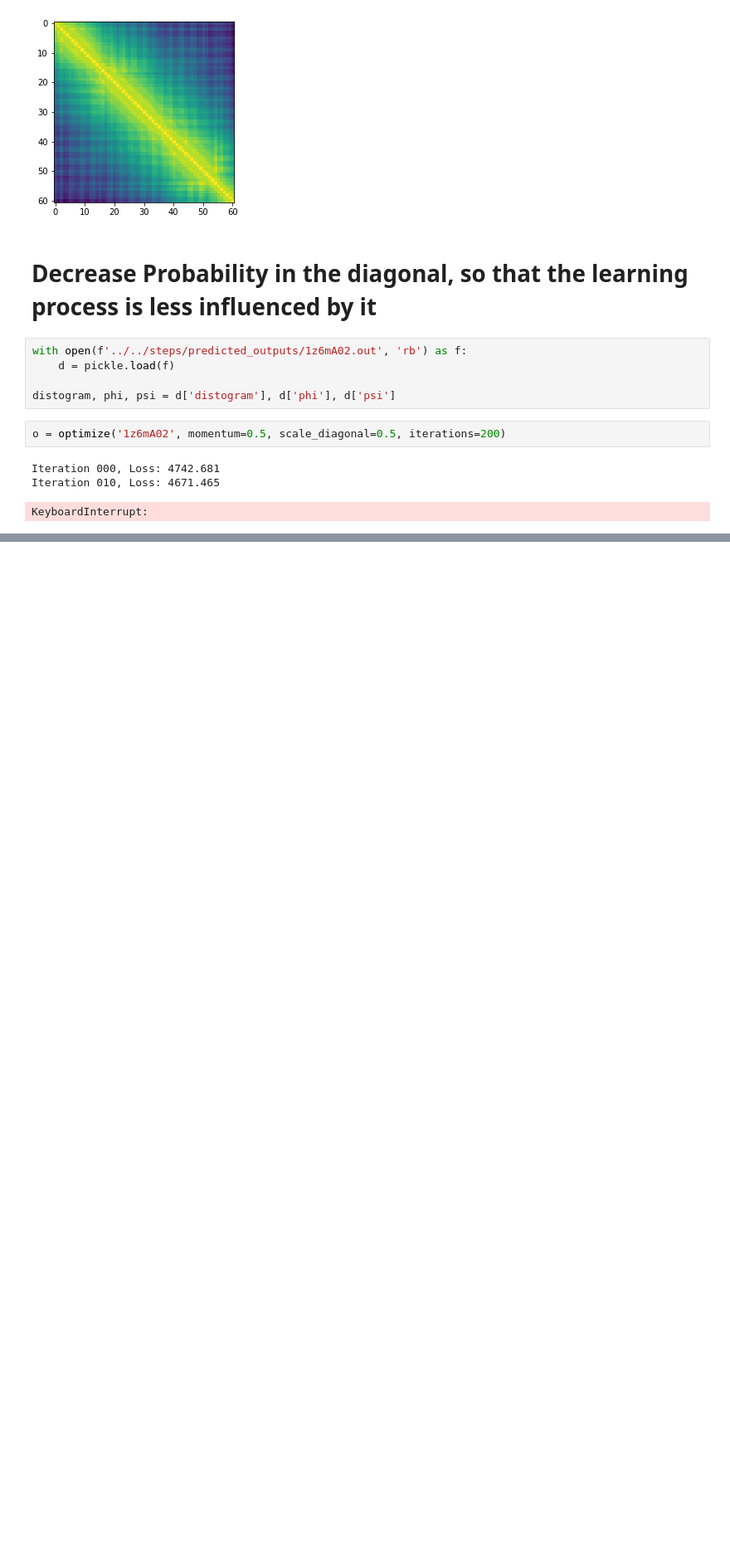
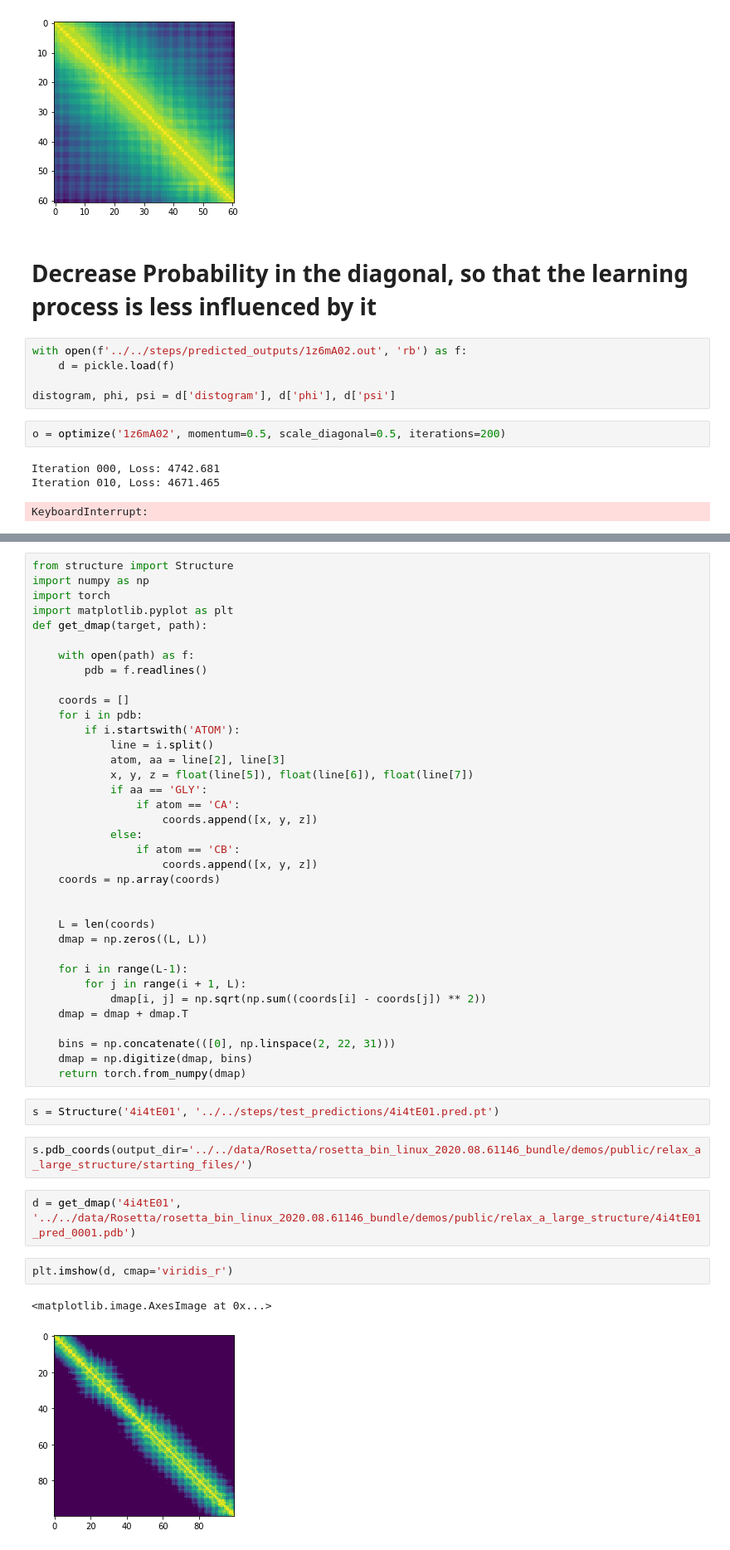
Before and after one commit to andynet/protein_folding, a Jupyter notebook: scripts/structure_realization_our/refinement.ipynb, the cells around one changed output, grey strips where cells are left out. Shown at 83% size. Saved outputs shown, nothing was run; the diff lists cells and outputs as text; blank space fills up the shorter version.

Commit message:
data analysis

```diff
--- a/scripts/structure_realization_our/refinement.ipynb
+++ b/scripts/structure_realization_our/refinement.ipynb
@@ -513,0 +516,47 @@ KeyboardInterrupt:
+# %%
+from structure import Structure
+import numpy as np
+import torch
+import matplotlib.pyplot as plt
+def get_dmap(target, path):
+
+    with open(path) as f:
+        pdb = f.readlines()
+
+    coords = []
+    for i in pdb:
+        if i.startswith('ATOM'):
+            line = i.split()
+            atom, aa = line[2], line[3]
+            x, y, z = float(line[5]), float(line[6]), float(line[7])
+            if aa == 'GLY':
+                if atom == 'CA':
+                    coords.append([x, y, z])
+            else:
+                if atom == 'CB':
+                    coords.append([x, y, z])
+    coords = np.array(coords)
+
+
+    L = len(coords)
+    dmap = np.zeros((L, L))
+
+    for i in range(L-1):
+        for j in range(i + 1, L):
+            dmap[i, j] = np.sqrt(np.sum((coords[i] - coords[j]) ** 2))
+    dmap = dmap + dmap.T
+
+    bins = np.concatenate(([0], np.linspace(2, 22, 31)))
+    dmap = np.digitize(dmap, bins)
+    return torch.from_numpy(dmap)
+# %%
+s = Structure('4i4tE01', '../../steps/test_predictions/4i4tE01.pred.pt')
+# %%
+s.pdb_coords(output_dir='../../data/Rosetta/rosetta_bin_linux_2020.08.61146_bundle/demos/public/relax_a_large_structure/starting_files/')
+# %%
+d = get_dmap('4i4tE01', '../../data/Rosetta/rosetta_bin_linux_2020.08.61146_bundle/demos/public/relax_a_large_structure/4i4tE01_pred_0001.pdb')
+# %%
+plt.imshow(d, cmap='viridis_r')
+# %% [output]
+<matplotlib.image.AxesImage at 0x...>
+[figure, added]
```
Also changed, not shown: parts of 1 cell of this notebook, 39 other files.
